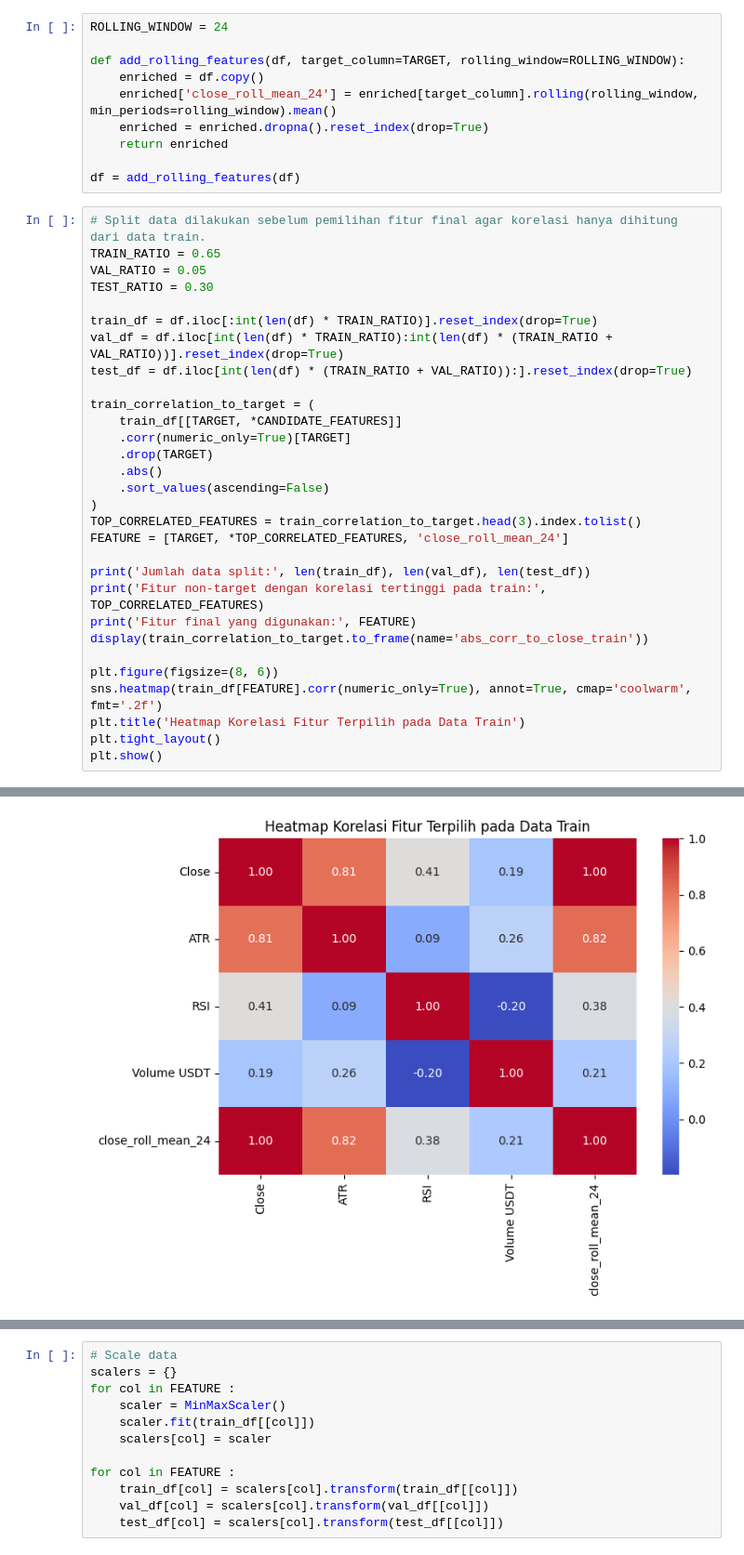
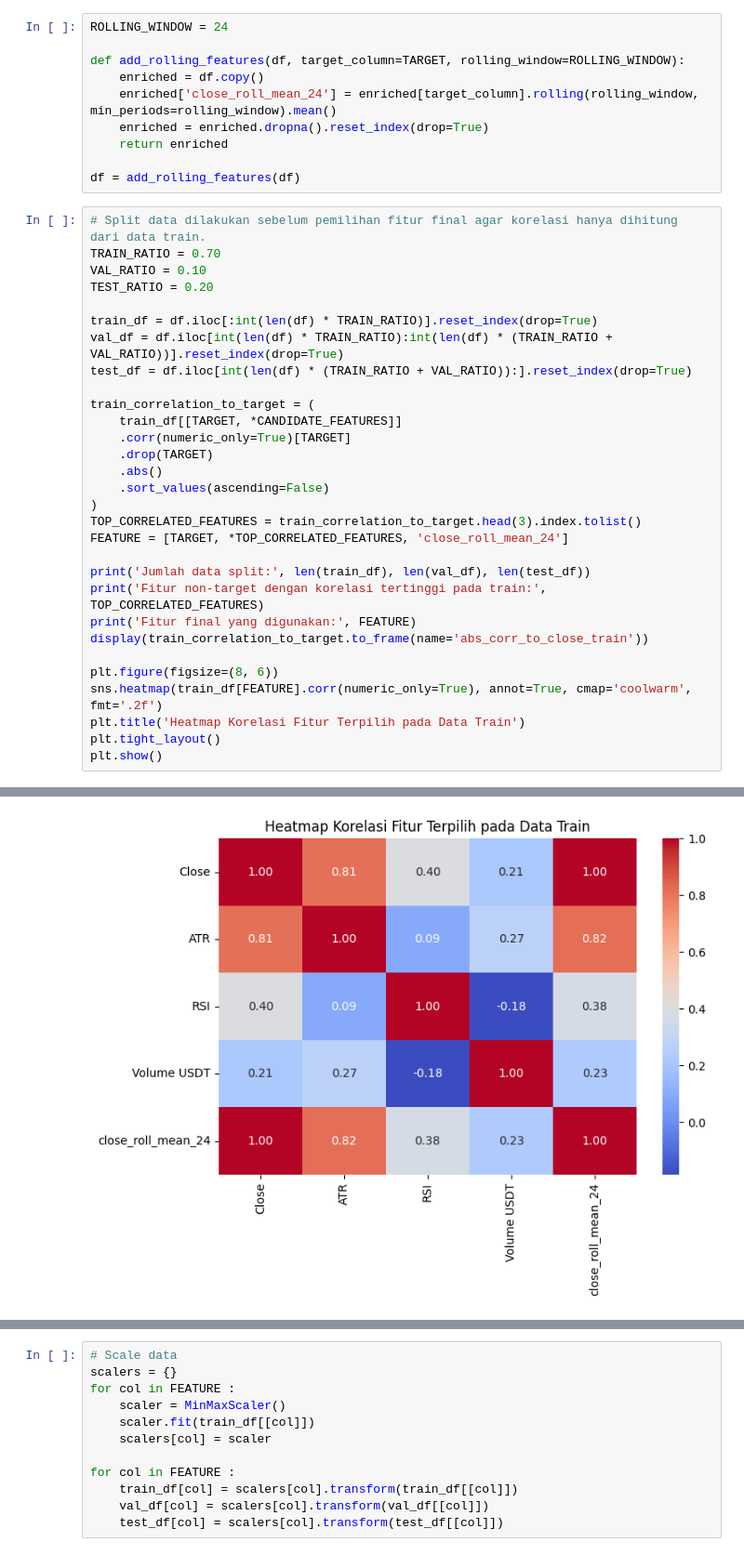
Before and after one commit to AbiyaMakruf/Dicoding-MembangunProyekDeepLearningTingkatMahir, a Jupyter notebook: Abiyamf_Submission_Akhir_DLTM.ipynb, the cells around one changed output, grey strips where cells are left out. Shown at 93% size. Drawn from its saved outputs; the diff is of its cells as text.

```diff
--- a/Abiyamf_Submission_Akhir_DLTM.ipynb
+++ b/Abiyamf_Submission_Akhir_DLTM.ipynb
@@ -93,9 +93,9 @@ def add_rolling_features(df, target_column=TARGET, rolling_window=ROLLING_WINDOW
 df = add_rolling_features(df)
 # %%
 # Split data dilakukan sebelum pemilihan fitur final agar korelasi hanya dihitung dari data train.
-TRAIN_RATIO = 0.65
-VAL_RATIO = 0.05
-TEST_RATIO = 0.30
+TRAIN_RATIO = 0.70
+VAL_RATIO = 0.10
+TEST_RATIO = 0.20
 
 train_df = df.iloc[:int(len(df) * TRAIN_RATIO)].reset_index(drop=True)
 val_df = df.iloc[int(len(df) * TRAIN_RATIO):int(len(df) * (TRAIN_RATIO + VAL_RATIO))].reset_index(drop=True)
@@ -134,4 +134,4 @@ Fitur final yang digunakan: ['Close', 'ATR', 'RSI', 'Volume USDT', 'close_roll_m
-[figure, old version]
+[figure, new version]
 # %%
 # Analisis dekomposisi untuk melihat komponen tren, musiman, dan residu
 decomposition = seasonal_decompose(train_df[TARGET], model='additive', period=24)
```
Also changed, not shown: parts of 13 cells of this notebook, 4 other files.
